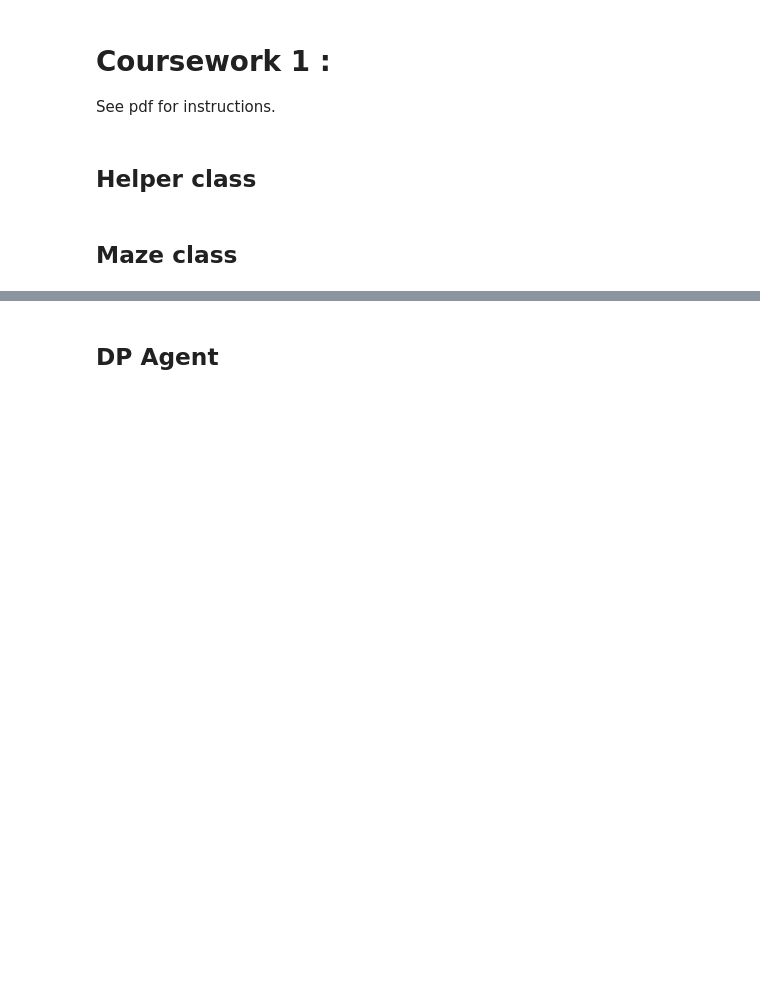
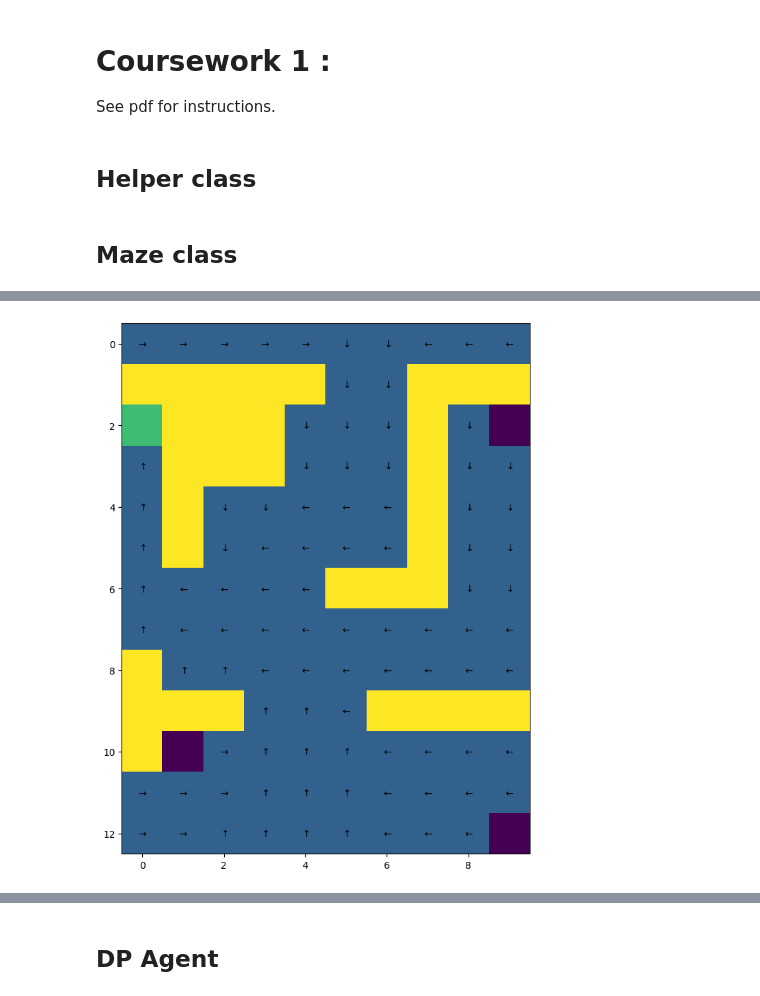
Before and after one commit to igor-sadalski/MSc_CW, a Jupyter notebook: coursework_1_maze(1).ipynb, the cells around one changed output, grey strips where cells are left out. Saved outputs shown, nothing was run; the diff lists cells and outputs as text; code cells hidden in the pictures; blank space fills up the shorter version.

```diff
--- a/coursework_1_maze(1).ipynb
+++ b/coursework_1_maze(1).ipynb
@@ -404,3 +405,92 @@ class Maze(object):
     self._done = self._absorbing[0, new_state] or self._t > self._max_t
     self._state = new_state
     return self._t, self._state, self._reward, self._done
+# %%
+# This class define the Dynamic Programing agent
+
+class DP_agent(object):
+
+  # [Action required]
+  # WARNING: make sure this function can be called by the auto-marking script
+  def solve(self, env):
+    """
+    Solve a given Maze environment using Dynamic Programming
+    input: env {Maze object} -- Maze to solve
+    output:
+      - policy {np.array} -- Optimal policy found to solve the given Maze environment
+      - V {np.array} -- Corresponding value function
+    """
+
+    # Initialisation (can be edited)
+    policy = np.ones((env.get_state_size(), env.get_action_size())) * 0.25
+    V = np.zeros(env.get_state_size())
+    ####
+    # Add your code here
+    # WARNING: for this agent only, you are allowed to access env.get_T(), env.get_R() and env.get_absorbing()
+    ####
+
+    T = env.get_T()
+    R = env.get_R()
+    max_epoch = 50
+    treshold = 0.001
+    epoch = 0
+    delta = 2*treshold
+    # print(env.get_absorbing()[0])
+
+    #value iteration
+    while delta > treshold and epoch < max_epoch:
+      delta = 0
+      Vprev = V.copy()
+      V = np.zeros(env.get_state_size())
+      for s in range(env.get_state_size()):
+        for a in range(env.get_action_size()):
+          if env.get_absorbing()[0][s] == 1:
+            V[s] = R[s, sn, a]
+          else:
+            v = V[s]
+            for sn in range(env.get_state_size()):
+              V[s] += policy[s, a] * T[s, sn, a] * (R[s, sn, a] + env.get_gamma() * Vprev[sn])
+            delta = max(delta, abs(v - V[s]))
+      epoch += 1
+
+      #policy improvement
+      policy_stable = True
+      for s in range(env.get_state_size()):
+        old_actions = policy[s]
+        am, qm = 0, float('-inf')
+
+        for a in range(env.get_action_size()):
+          q = 0
+          for sn in range(env.get_state_size()):
+            q += T[s,sn,a] * (R[s, sn, a] + env.get_gamma() * V[sn])
+          if q > qm:
+            am, qm = a, q
+
+        row = np.zeros(env.get_action_size())
+        row[am] = 1
+        policy[s] = row
+
+        if np.array_equal(old_actions, policy[s]):
+          policy_stable = False
+
+      if policy_stable:
+        break
+
+    return policy, V
+
+
+print("Creating the Maze:\n")
+maze = Maze()
+
+
+### Question 1: Dynamic programming
+
+dp_agent = DP_agent()
+dp_policy, dp_value = dp_agent.solve(maze)
+
+print("Results of the DP agent:\n")
+maze.get_graphics().draw_policy(dp_policy)
+maze.get_graphics().draw_value(dp_value)
+
+#ANALYZE FOR DIFFERENT GAMMAS AND POLICY ITERATION
+# %% [output]
@@ -406,0 +500 @@ class Maze(object):
+[figure, added]
```
Also changed, not shown: parts of 9 cells of this notebook, 4 other files.
